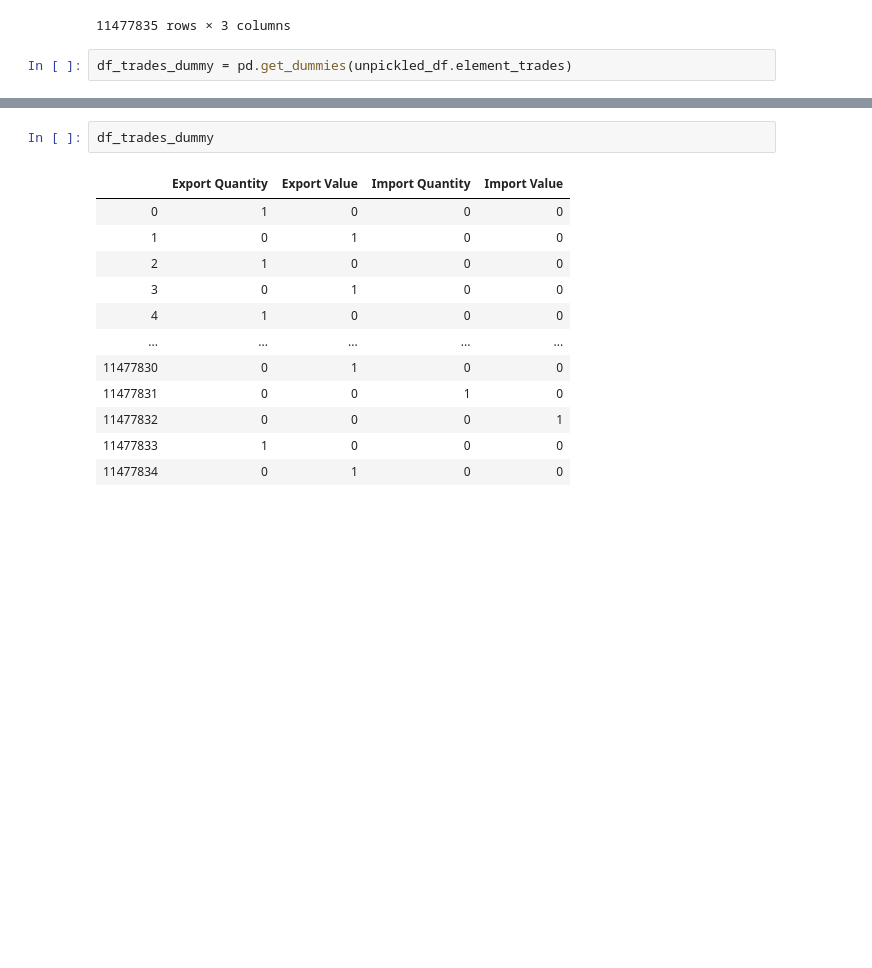
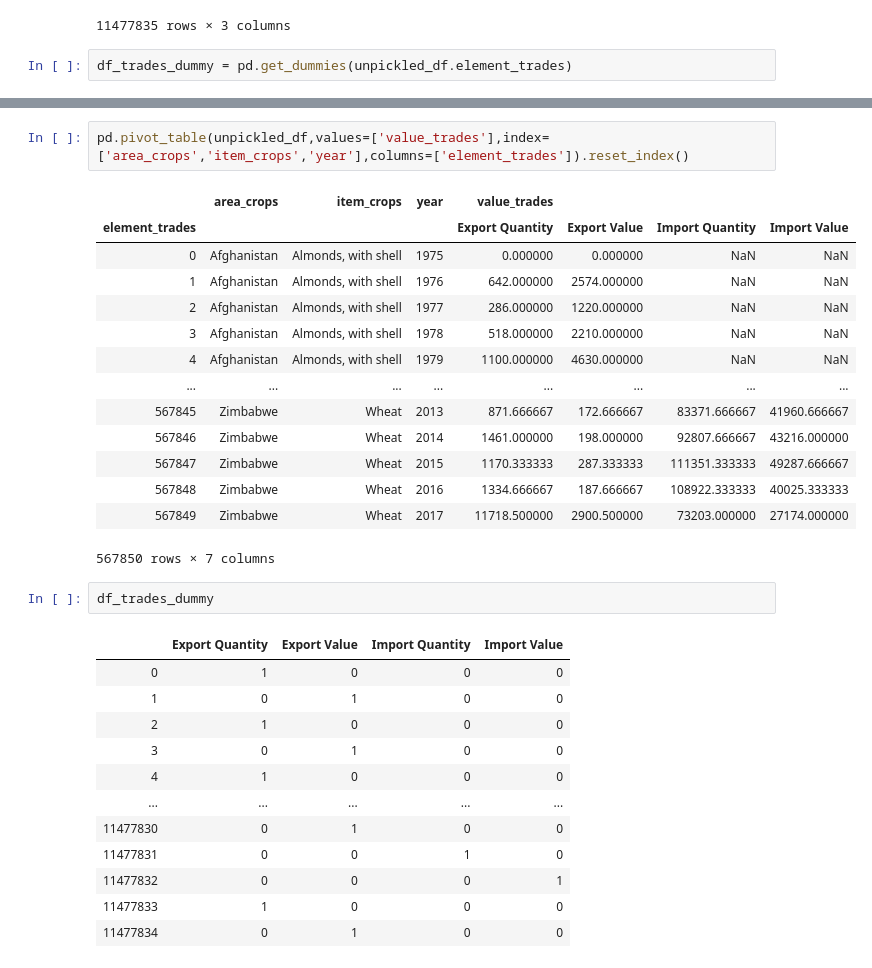
Before and after one commit to dsalathe/jurassic-spark, a Jupyter notebook: DataStories.ipynb, the cells around one changed output, grey strips where cells are left out. Saved outputs shown, nothing was run; the diff lists cells and outputs as text; blank space fills up the shorter version.

```diff
--- a/DataStories.ipynb
+++ b/DataStories.ipynb
@@ -67,3 +88,20 @@ df_trades_dummy = pd.get_dummies(unpickled_df.element_trades)
+# %%
+pd.pivot_table(unpickled_df,values=['value_trades'],index=['area_crops','item_crops','year'],columns=['element_trades']).reset_index()
+# %% [output]
+|  | area_crops | item_crops | year | value_trades |  |  |  |
+| element_trades |  |  |  | Export Quantity | Export Value | Import Quantity | Import Value |
+| 0 | Afghanistan | Almonds, with shell | 1975 | 0.000000 | 0.000000 | NaN | NaN |
+| 1 | Afghanistan | Almonds, with shell | 1976 | 642.000000 | 2574.000000 | NaN | NaN |
+| 2 | Afghanistan | Almonds, with shell | 1977 | 286.000000 | 1220.000000 | NaN | NaN |
+| 3 | Afghanistan | Almonds, with shell | 1978 | 518.000000 | 2210.000000 | NaN | NaN |
+| 4 | Afghanistan | Almonds, with shell | 1979 | 1100.000000 | 4630.000000 | NaN | NaN |
+| ... | ... | ... | ... | ... | ... | ... | ... |
+| 567845 | Zimbabwe | Wheat | 2013 | 871.666667 | 172.666667 | 83371.666667 | 41960.666667 |
+| 567846 | Zimbabwe | Wheat | 2014 | 1461.000000 | 198.000000 | 92807.666667 | 43216.000000 |
+| 567847 | Zimbabwe | Wheat | 2015 | 1170.333333 | 287.333333 | 111351.333333 | 49287.666667 |
+| 567848 | Zimbabwe | Wheat | 2016 | 1334.666667 | 187.666667 | 108922.333333 | 40025.333333 |
+| 567849 | Zimbabwe | Wheat | 2017 | 11718.500000 | 2900.500000 | 73203.000000 | 27174.000000 |
+567850 rows × 7 columns
 # %%
 df_trades_dummy
 # %% [output]
```
Also changed, not shown: parts of 4 cells of this notebook.
